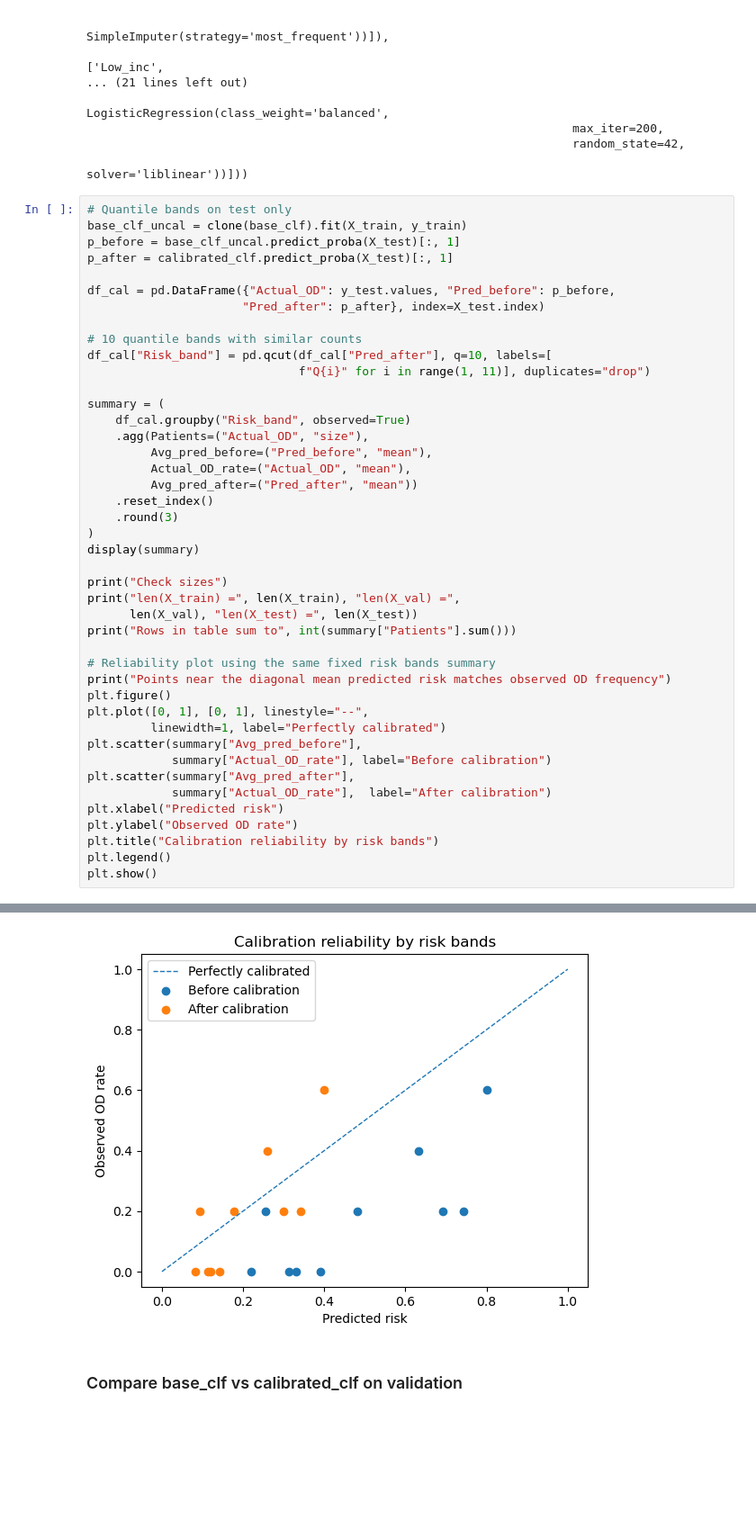
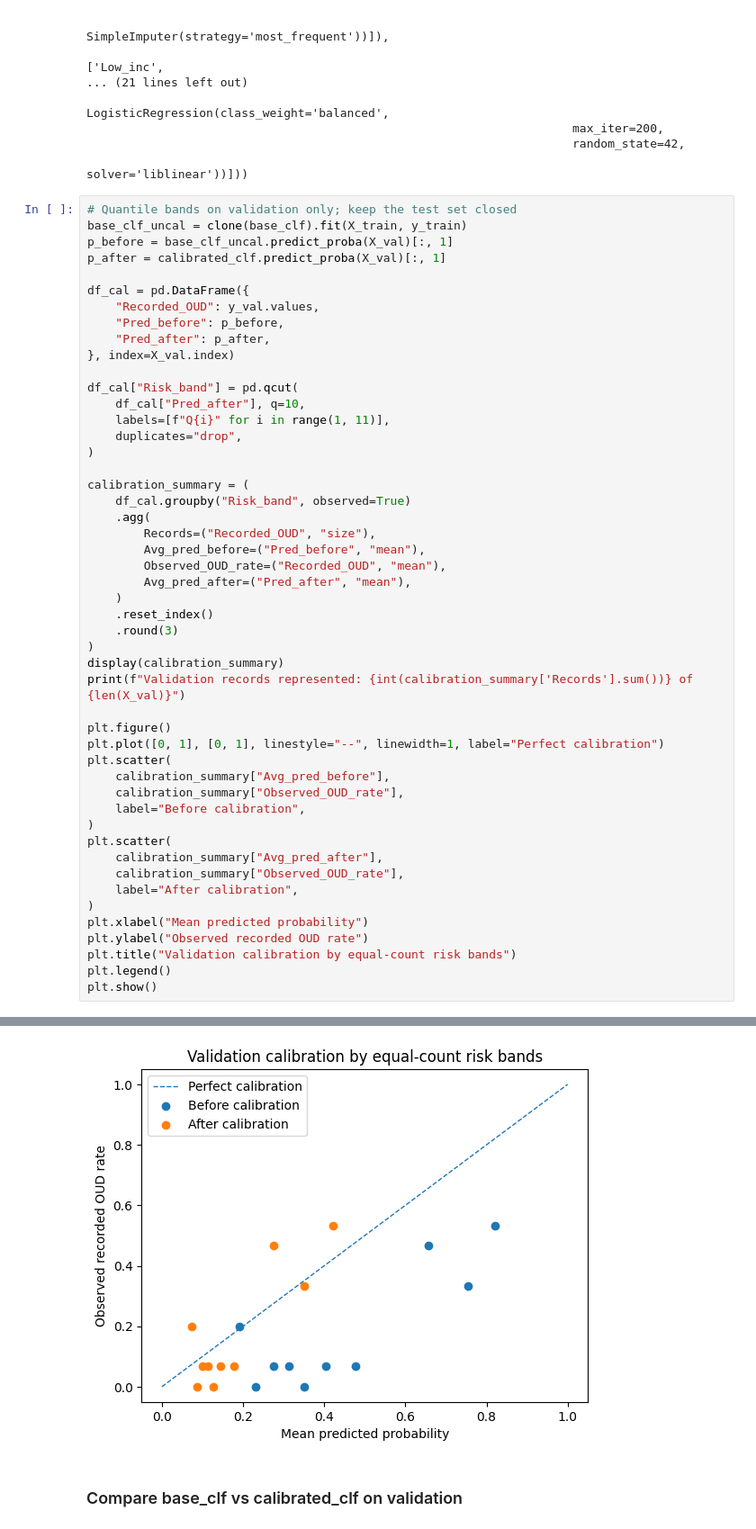
Before and after one commit to IE-ML-for-Healthcare/RAI_opioid_risk_prevention, a Jupyter notebook: ML4HL_OD_RAI_toolbox.ipynb, the cells around one changed output, grey strips where cells are left out. Shown at 90% size. Drawn from its saved outputs; the diff is of its cells as text; blank space fills up the shorter version.

```diff
--- a/ML4HL_OD_RAI_toolbox.ipynb
+++ b/ML4HL_OD_RAI_toolbox.ipynb
@@ -477,46 +484,52 @@ CalibratedClassifierCV(cv=5,
                                                                      random_state=42,
                                                                      solver='liblinear'))]))
 # %%
-# Quantile bands on test only
+# Quantile bands on validation only; keep the test set closed
 base_clf_uncal = clone(base_clf).fit(X_train, y_train)
-p_before = base_clf_uncal.predict_proba(X_test)[:, 1]
-p_after = calibrated_clf.predict_proba(X_test)[:, 1]
+p_before = base_clf_uncal.predict_proba(X_val)[:, 1]
+p_after = calibrated_clf.predict_proba(X_val)[:, 1]
 
-df_cal = pd.DataFrame({"Actual_OD": y_test.values, "Pred_before": p_before,
-                      "Pred_after": p_after}, index=X_test.index)
+df_cal = pd.DataFrame({
+    "Recorded_OUD": y_val.values,
+    "Pred_before": p_before,
+    "Pred_after": p_after,
+}, index=X_val.index)
 
-# 10 quantile bands with similar counts
-df_cal["Risk_band"] = pd.qcut(df_cal["Pred_after"], q=10, labels=[
-                              f"Q{i}" for i in range(1, 11)], duplicates="drop")
+df_cal["Risk_band"] = pd.qcut(
+    df_cal["Pred_after"], q=10,
+    labels=[f"Q{i}" for i in range(1, 11)],
+    duplicates="drop",
+)
 
-summary = (
+calibration_summary = (
     df_cal.groupby("Risk_band", observed=True)
-    .agg(Patients=("Actual_OD", "size"),
-         Avg_pred_before=("Pred_before", "mean"),
-         Actual_OD_rate=("Actual_OD", "mean"),
-         Avg_pred_after=("Pred_after", "mean"))
+    .agg(
+        Records=("Recorded_OUD", "size"),
+        Avg_pred_before=("Pred_before", "mean"),
+        Observed_OUD_rate=("Recorded_OUD", "mean"),
+        Avg_pred_after=("Pred_after", "mean"),
+    )
     .reset_index()
     .round(3)
 )
-display(summary)
+display(calibration_summary)
+print(f"Validation records represented: {int(calibration_summary['Records'].sum())} of {len(X_val)}")
 
-print("Check sizes")
-print("len(X_train) =", len(X_train), "len(X_val) =",
-      len(X_val), "len(X_test) =", len(X_test))
-print("Rows in table sum to", int(summary["Patients"].sum()))
-
-# Reliability plot using the same fixed risk bands summary
-print("Points near the diagonal mean predicted risk matches observed OD frequency")
 plt.figure()
-plt.plot([0, 1], [0, 1], linestyle="--",
-         linewidth=1, label="Perfectly calibrated")
-plt.scatter(summary["Avg_pred_before"],
-            summary["Actual_OD_rate"], label="Before calibration")
-plt.scatter(summary["Avg_pred_after"],
-            summary["Actual_OD_rate"],  label="After calibration")
-plt.xlabel("Predicted risk")
-plt.ylabel("Observed OD rate")
-plt.title("Calibration reliability by risk bands")
+plt.plot([0, 1], [0, 1], linestyle="--", linewidth=1, label="Perfect calibration")
+plt.scatter(
+    calibration_summary["Avg_pred_before"],
+    calibration_summary["Observed_OUD_rate"],
+    label="Before calibration",
+)
+plt.scatter(
+    calibration_summary["Avg_pred_after"],
+    calibration_summary["Observed_OUD_rate"],
+    label="After calibration",
+)
+plt.xlabel("Mean predicted probability")
+plt.ylabel("Observed recorded OUD rate")
+plt.title("Validation calibration by equal-count risk bands")
 plt.legend()
 plt.show()
 # %% [output]
@@ -538,4 +548,4 @@ Points near the diagonal mean predicted risk matches observed OD frequency
-[figure, old version]
+[figure, new version]
 # %% [markdown]
 ### Compare base_clf vs calibrated_clf on validation
 # %%
```
Also changed, not shown: parts of 36 cells of this notebook, 2 other files.
